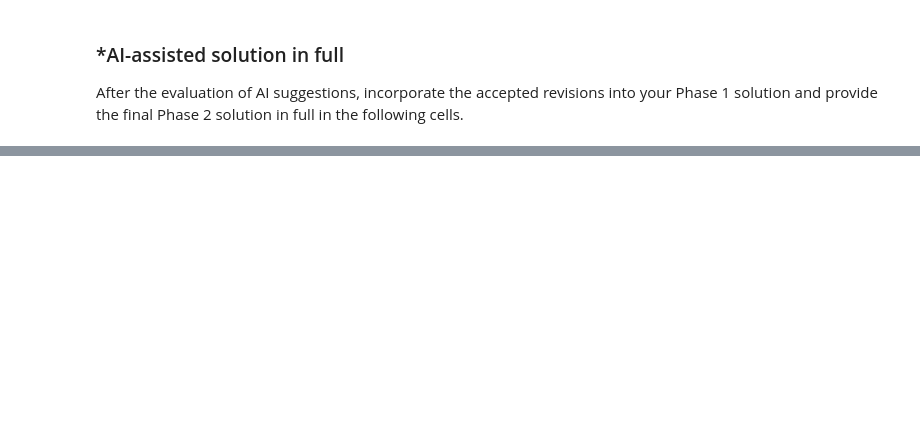
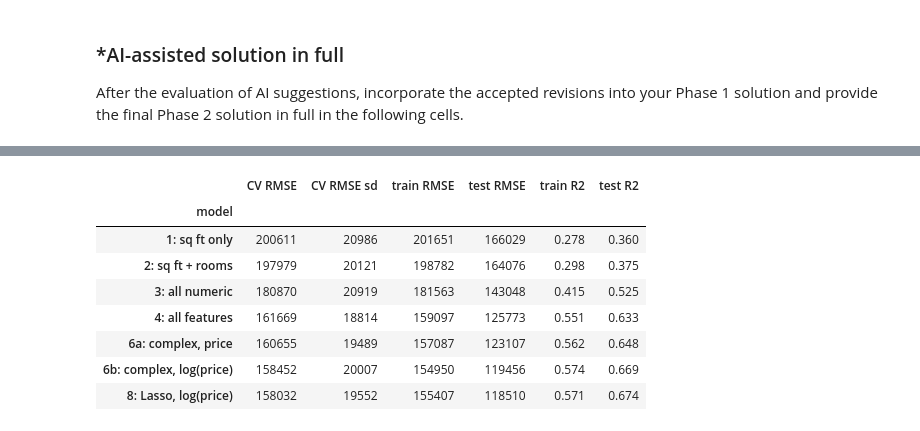
Before and after one commit to Silverdroplet/L02-hedonic-pricing, a Jupyter notebook: notebook.ipynb, the cells around one changed output, grey strips where cells are left out. Drawn from its saved outputs; the diff is of its cells as text; code cells hidden in the pictures; blank space fills up the shorter version.

```diff
--- a/notebook.ipynb
+++ b/notebook.ipynb
@@ -380,0 +469,32 @@ In your own words without generative AI.
+# %%
+# Phase 2 - Q4: simple linear models, scored with 5-fold CV on the training set plus the held-out test set
+from sklearn.linear_model import LinearRegression
+from sklearn.pipeline import make_pipeline
+from sklearn.model_selection import KFold, cross_val_score
+from sklearn.metrics import mean_squared_error, r2_score
+
+kf = KFold(n_splits=5, shuffle=True, random_state=42)
+results = []
+
+def rmse(y_true, y_pred):
+    return np.sqrt(mean_squared_error(y_true, y_pred))
+
+def evaluate(name, model, cols=None):
+    Xtr = X_train if cols is None else X_train[cols]
+    Xte = X_test if cols is None else X_test[cols]
+    cv = -cross_val_score(model, Xtr, y_train, cv=kf, scoring="neg_root_mean_squared_error")
+    model.fit(Xtr, y_train)
+    tr, te = model.predict(Xtr), model.predict(Xte)
+    results.append({"model": name, "CV RMSE": cv.mean(), "CV RMSE sd": cv.std(),
+                    "train RMSE": rmse(y_train, tr), "test RMSE": rmse(y_test, te),
+                    "train R2": r2_score(y_train, tr), "test R2": r2_score(y_test, te)})
+    r = results[-1]
+    print(f"{name:26s} CV RMSE {r['CV RMSE']:>9,.0f} (sd {r['CV RMSE sd']:,.0f}) | "
+          f"RMSE train {r['train RMSE']:,.0f} test {r['test RMSE']:,.0f} | "
+          f"R2 train {r['train R2']:.3f} test {r['test R2']:.3f}")
+    return model
+
+evaluate("1: sq ft only", LinearRegression(), ["house_square_feet"])
+evaluate("2: sq ft + rooms", LinearRegression(), ["house_square_feet", "bedrooms", "bathrooms"])
+evaluate("3: all numeric", LinearRegression(), numeric)
+evaluate("4: all features", make_pipeline(one_hot(), LinearRegression()));
@@ -380,0 +588,15 @@ In your own words without generative AI.
+# %%
+# Phase 2 - Q7: summary of every model
+summary = pd.DataFrame(results).set_index("model")
+summary.round({"CV RMSE": 0, "CV RMSE sd": 0, "train RMSE": 0, "test RMSE": 0,
+               "train R2": 3, "test R2": 3}).astype({c: int for c in ["CV RMSE", "CV RMSE sd", "train RMSE", "test RMSE"]})
+# %% [output]
+|  | CV RMSE | CV RMSE sd | train RMSE | test RMSE | train R2 | test R2 |
+| model |  |  |  |  |  |  |
+| 1: sq ft only | 200611 | 20986 | 201651 | 166029 | 0.278 | 0.360 |
+| 2: sq ft + rooms | 197979 | 20121 | 198782 | 164076 | 0.298 | 0.375 |
+| 3: all numeric | 180870 | 20919 | 181563 | 143048 | 0.415 | 0.525 |
+| 4: all features | 161669 | 18814 | 159097 | 125773 | 0.551 | 0.633 |
+| 6a: complex, price | 160655 | 19489 | 157087 | 123107 | 0.562 | 0.648 |
+| 6b: complex, log(price) | 158452 | 20007 | 154950 | 119456 | 0.574 | 0.669 |
+| 8: Lasso, log(price) | 158032 | 19552 | 155407 | 118510 | 0.571 | 0.674 |
```
Also changed, not shown: parts of 24 cells of this notebook.
